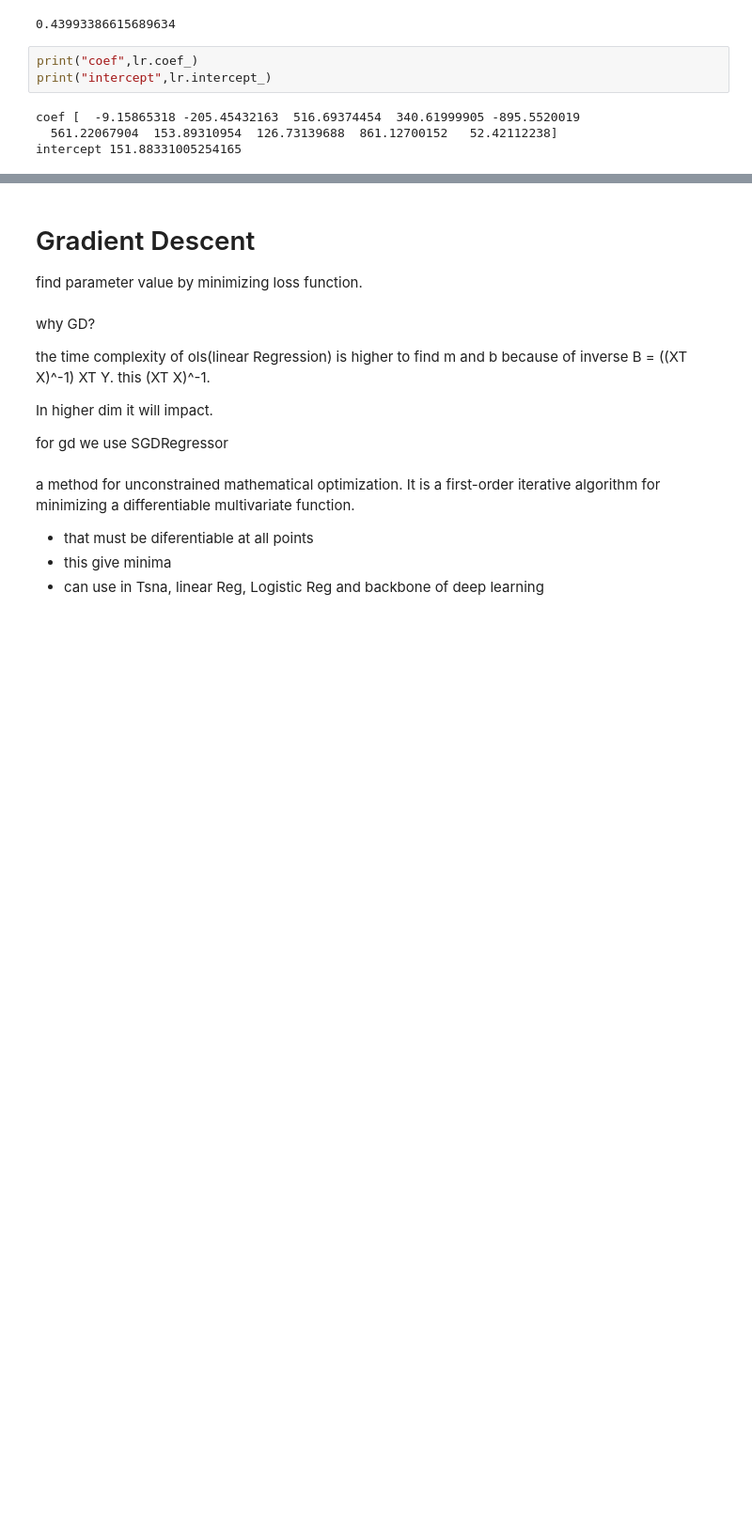
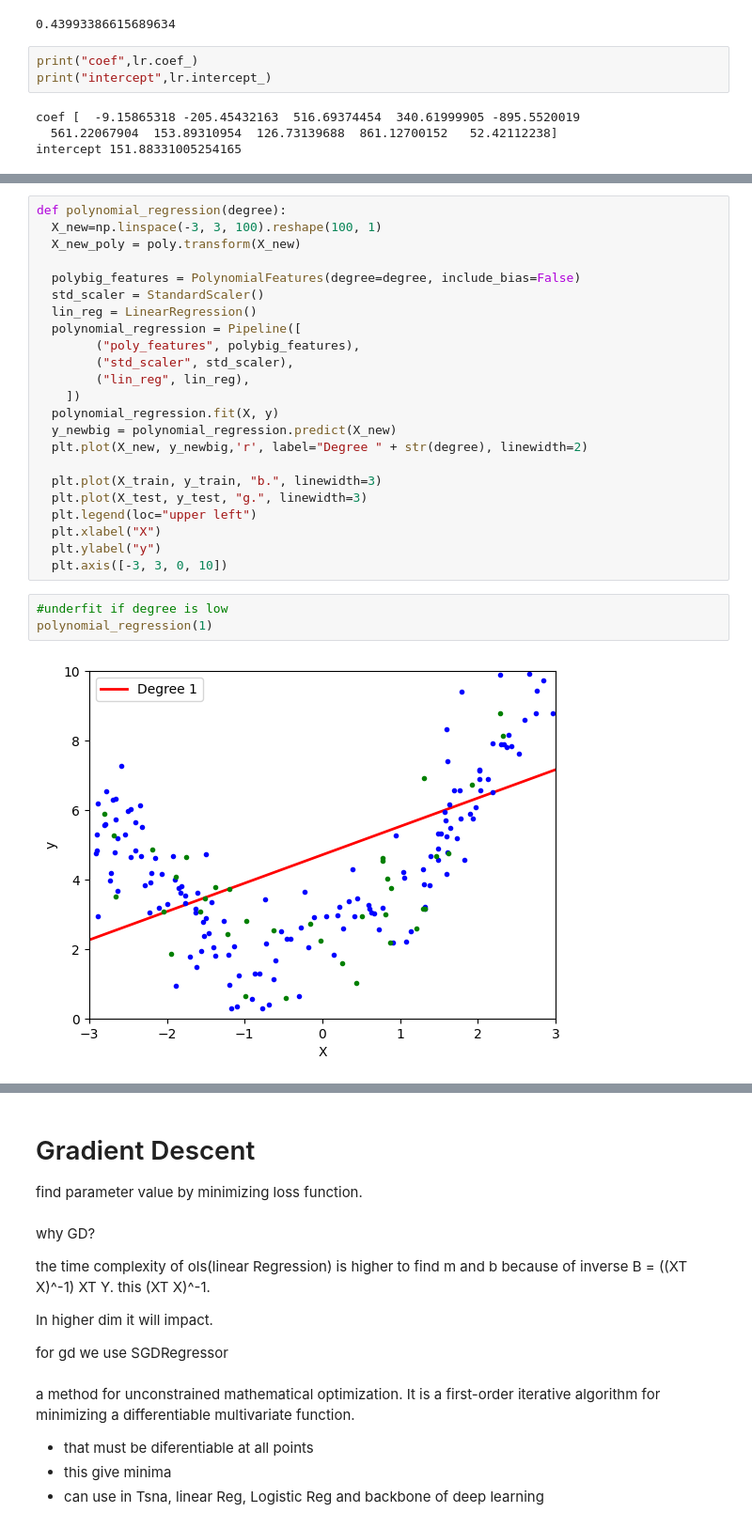
Before and after one commit to Avit-hodibu/Regression, a Jupyter notebook: Regression.ipynb, the cells around one changed output, grey strips where cells are left out. Shown: that part at 94% size. Cells and saved outputs as stored; diff of their text form; blank space fills up the shorter version.

```diff
--- a/Regression.ipynb
+++ b/Regression.ipynb
@@ -414,0 +497,28 @@ intercept 151.88331005254165
+# %%
+def polynomial_regression(degree):
+  X_new=np.linspace(-3, 3, 100).reshape(100, 1)
+  X_new_poly = poly.transform(X_new)
+
+  polybig_features = PolynomialFeatures(degree=degree, include_bias=False)
+  std_scaler = StandardScaler()
+  lin_reg = LinearRegression()
+  polynomial_regression = Pipeline([
+        ("poly_features", polybig_features),
+        ("std_scaler", std_scaler),
+        ("lin_reg", lin_reg),
+    ])
+  polynomial_regression.fit(X, y)
+  y_newbig = polynomial_regression.predict(X_new)
+  plt.plot(X_new, y_newbig,'r', label="Degree " + str(degree), linewidth=2)
+
+  plt.plot(X_train, y_train, "b.", linewidth=3)
+  plt.plot(X_test, y_test, "g.", linewidth=3)
+  plt.legend(loc="upper left")
+  plt.xlabel("X")
+  plt.ylabel("y")
+  plt.axis([-3, 3, 0, 10])
+# %%
+#underfit if degree is low
+polynomial_regression(1)
+# %% [output]
+[figure, added]
```
Also changed, not shown: parts of 38 cells of this notebook.
